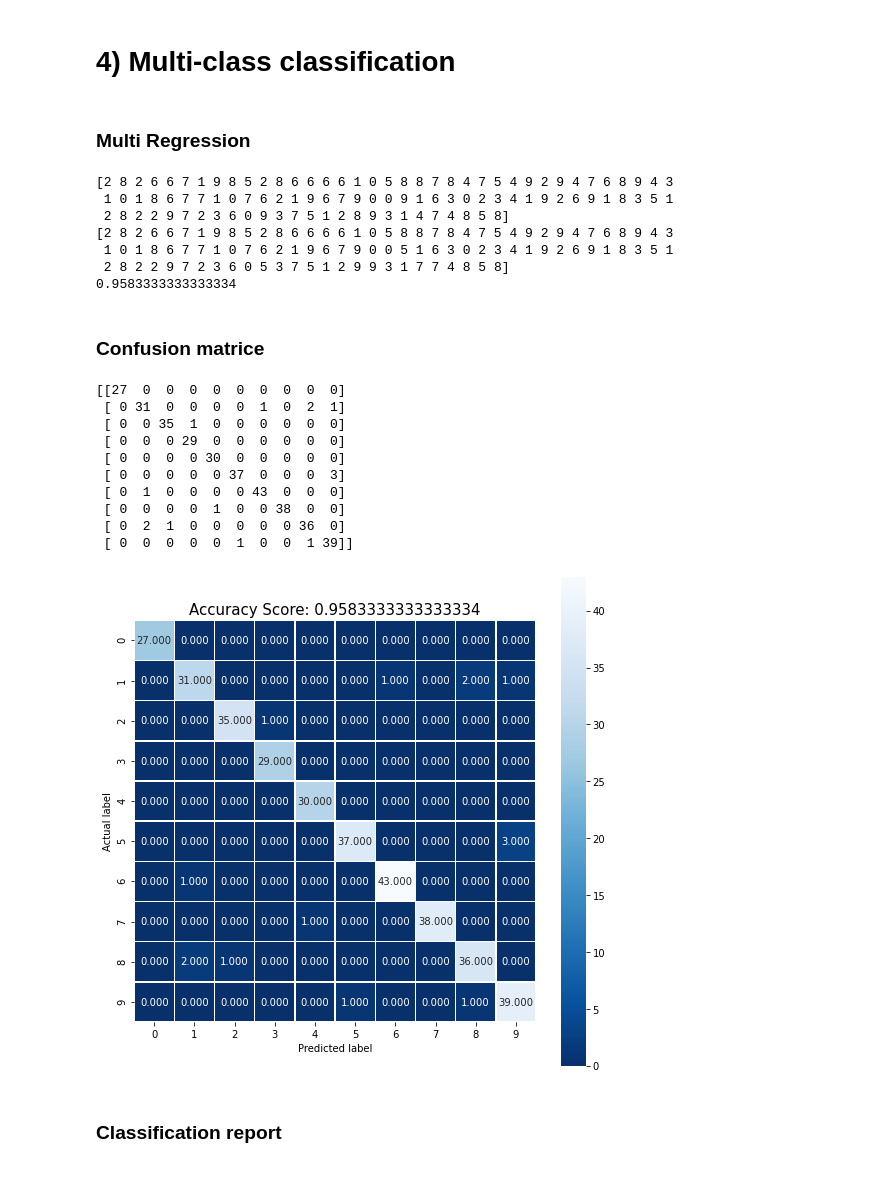
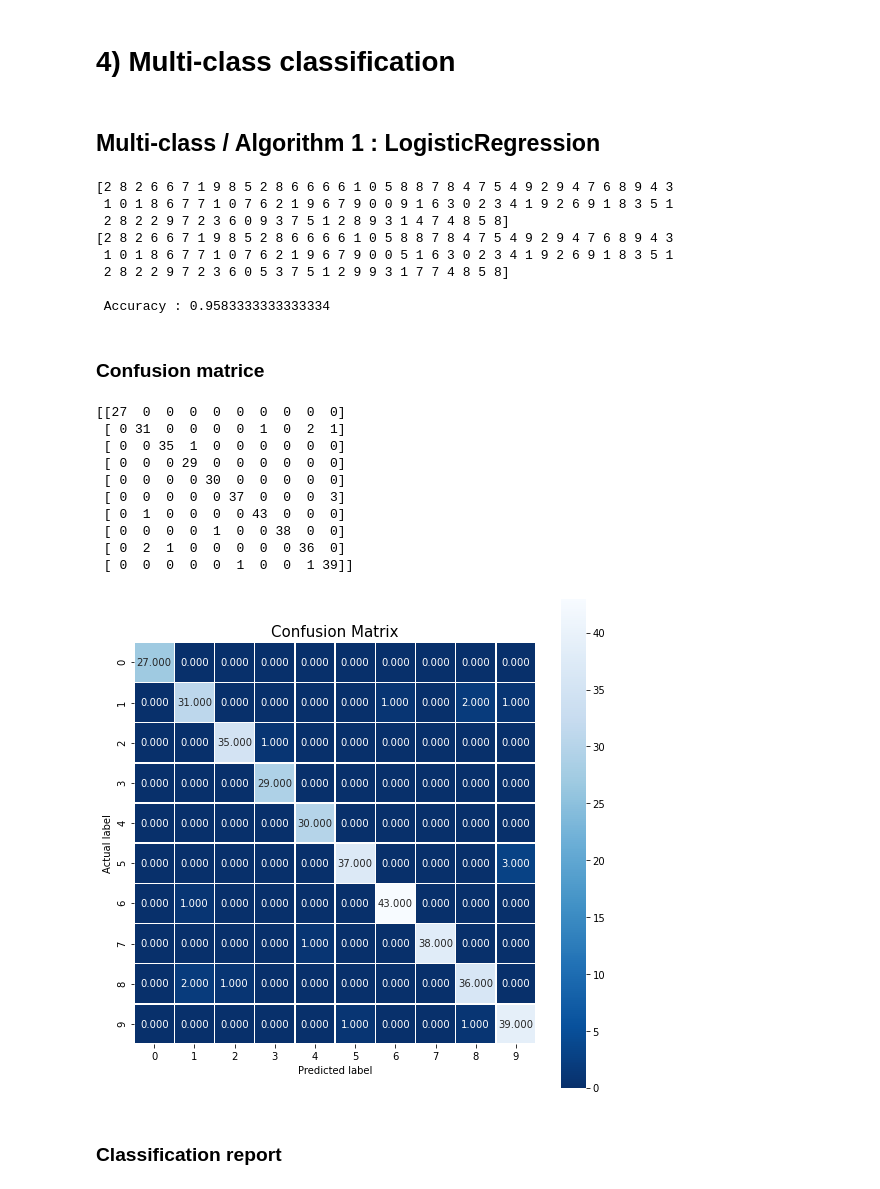
Before and after one commit to Ludo-R/brief-24-11-detectHandWritten, a Jupyter notebook: detect-hand-written.ipynb, the cells around one changed output. Cells and saved outputs as stored; diff of their text form; code cells hidden in the pictures.

```diff
--- a/detect-hand-written.ipynb
+++ b/detect-hand-written.ipynb
@@ -85,7 +330,7 @@ x_train, x_test, y_train, y_test = train_test_split(X, Y, test_size=0.20, random
 # %% [markdown]
 # 4) Multi-class classification
-# %% [markdown]
-### Multi Regression
+# %% [markdown]
+## Multi-class / Algorithm 1 : LogisticRegression
 # %%
 X = digits.data
 Y = digits.target
@@ -105,7 +350,7 @@ print(predictions[:100])
 print(y_test[:100])
 
 score = logisticRegr.score(x_test, y_test)
-print(score)
+print("\n Accuracy : %s"% score)
 # %% [output]
 [2 8 2 6 6 7 1 9 8 5 2 8 6 6 6 6 1 0 5 8 8 7 8 4 7 5 4 9 2 9 4 7 6 8 9 4 3
  1 0 1 8 6 7 7 1 0 7 6 2 1 9 6 7 9 0 0 9 1 6 3 0 2 3 4 1 9 2 6 9 1 8 3 5 1
@@ -113,35 +358,35 @@ print(score)
 [2 8 2 6 6 7 1 9 8 5 2 8 6 6 6 6 1 0 5 8 8 7 8 4 7 5 4 9 2 9 4 7 6 8 9 4 3
  1 0 1 8 6 7 7 1 0 7 6 2 1 9 6 7 9 0 0 5 1 6 3 0 2 3 4 1 9 2 6 9 1 8 3 5 1
  2 8 2 2 9 7 2 3 6 0 5 3 7 5 1 2 9 9 3 1 7 7 4 8 5 8]
-0.9583333333333334
+
+ Accuracy : 0.9583333333333334
 # %% [markdown]
 ### Confusion matrice
 # %%
 import matplotlib.pyplot as plt
 import seaborn as sns
 from sklearn import metrics
 
 cm = metrics.confusion_matrix(y_test, predictions)
 print(cm)
 
 
 plt.figure(figsize=(9,9))
 sns.heatmap(cm, annot=True, fmt=".3f", linewidths=.5, square = True, cmap = 'Blues_r');
 plt.ylabel('Actual label');
 plt.xlabel('Predicted label');
-all_sample_title = 'Accuracy Score: {0}'.format(score)
-plt.title(all_sample_title, size = 15);
+plt.title("Confusion Matrix", size = 15);
 # %% [output]
 [[27  0  0  0  0  0  0  0  0  0]
  [ 0 31  0  0  0  0  1  0  2  1]
  [ 0  0 35  1  0  0  0  0  0  0]
  [ 0  0  0 29  0  0  0  0  0  0]
  [ 0  0  0  0 30  0  0  0  0  0]
  [ 0  0  0  0  0 37  0  0  0  3]
  [ 0  1  0  0  0  0 43  0  0  0]
  [ 0  0  0  0  1  0  0 38  0  0]
  [ 0  2  1  0  0  0  0  0 36  0]
  [ 0  0  0  0  0  1  0  0  1 39]]
-[figure, old version]
+[figure, new version]
 # %% [markdown]
 ### Classification report
```
Also changed, not shown: parts of 50 cells of this notebook.
